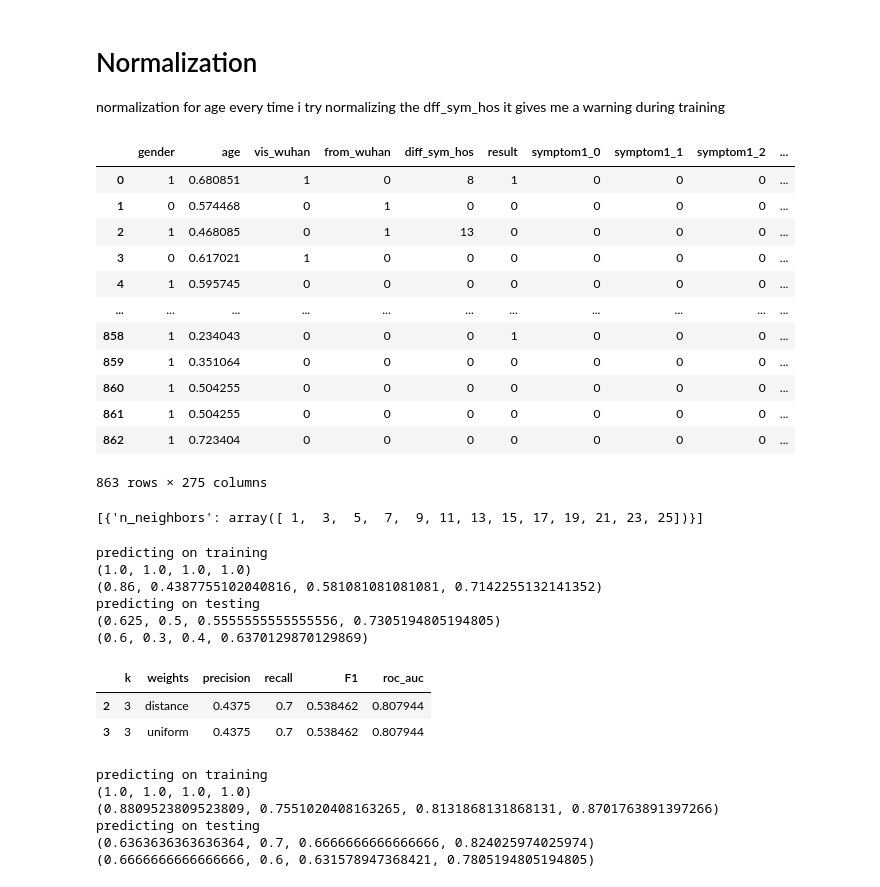
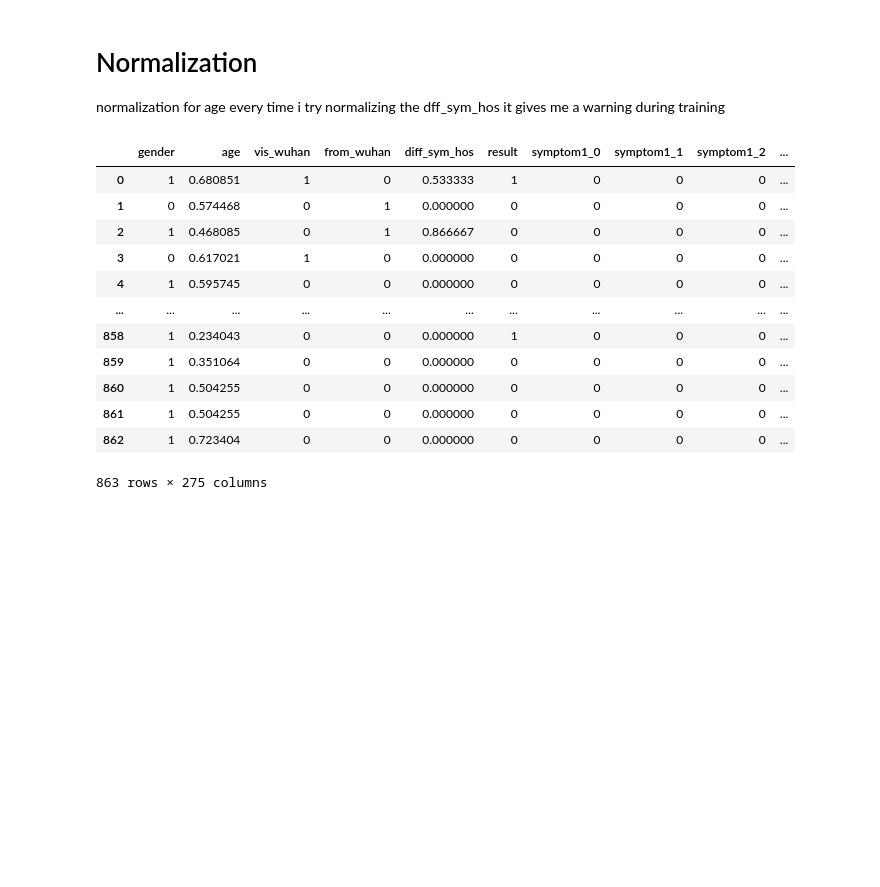
Before and after one commit to YMaher99/Machine-Learning-Course-Project, a Jupyter notebook: covid_knn.ipynb, the cells around one changed output. Saved outputs shown, nothing was run; the diff lists cells and outputs as text; code cells hidden in the pictures; blank space fills up the shorter version.

```diff
--- a/covid_knn.ipynb
+++ b/covid_knn.ipynb
@@ -229,21 +157,21 @@ every time i try normalizing the dff_sym_hos it gives me a warning during traini
 # %%
 scaler = MinMaxScaler()
 df_new['age'] = scaler.fit_transform(df_new['age'].to_numpy()[:,np.newaxis])[:,0]
-# df_new['diff_sym_hos'] = scaler.fit_transform(df_new['diff_sym_hos'].to_numpy()[:,np.newaxis])[:,0]
+df_new['diff_sym_hos'] = scaler.fit_transform(df_new['diff_sym_hos'].to_numpy()[:,np.newaxis])[:,0]
 df_new
 # %% [output]
 |  | gender | age | vis_wuhan | from_wuhan | diff_sym_hos | result | symptom1_0 | symptom1_1 | symptom1_2 | ... |
-| 0 | 1 | 0.680851 | 1 | 0 | 8 | 1 | 0 | 0 | 0 | ... |
-| 1 | 0 | 0.574468 | 0 | 1 | 0 | 0 | 0 | 0 | 0 | ... |
-| 2 | 1 | 0.468085 | 0 | 1 | 13 | 0 | 0 | 0 | 0 | ... |
-| 3 | 0 | 0.617021 | 1 | 0 | 0 | 0 | 0 | 0 | 0 | ... |
-| 4 | 1 | 0.595745 | 0 | 0 | 0 | 0 | 0 | 0 | 0 | ... |
+| 0 | 1 | 0.680851 | 1 | 0 | 0.533333 | 1 | 0 | 0 | 0 | ... |
+| 1 | 0 | 0.574468 | 0 | 1 | 0.000000 | 0 | 0 | 0 | 0 | ... |
+| 2 | 1 | 0.468085 | 0 | 1 | 0.866667 | 0 | 0 | 0 | 0 | ... |
+| 3 | 0 | 0.617021 | 1 | 0 | 0.000000 | 0 | 0 | 0 | 0 | ... |
+| 4 | 1 | 0.595745 | 0 | 0 | 0.000000 | 0 | 0 | 0 | 0 | ... |
 | ... | ... | ... | ... | ... | ... | ... | ... | ... | ... | ... |
-| 858 | 1 | 0.234043 | 0 | 0 | 0 | 1 | 0 | 0 | 0 | ... |
-| 859 | 1 | 0.351064 | 0 | 0 | 0 | 0 | 0 | 0 | 0 | ... |
-| 860 | 1 | 0.504255 | 0 | 0 | 0 | 0 | 0 | 0 | 0 | ... |
-| 861 | 1 | 0.504255 | 0 | 0 | 0 | 0 | 0 | 0 | 0 | ... |
-| 862 | 1 | 0.723404 | 0 | 0 | 0 | 0 | 0 | 0 | 0 | ... |
+| 858 | 1 | 0.234043 | 0 | 0 | 0.000000 | 1 | 0 | 0 | 0 | ... |
+| 859 | 1 | 0.351064 | 0 | 0 | 0.000000 | 0 | 0 | 0 | 0 | ... |
+| 860 | 1 | 0.504255 | 0 | 0 | 0.000000 | 0 | 0 | 0 | 0 | ... |
+| 861 | 1 | 0.504255 | 0 | 0 | 0.000000 | 0 | 0 | 0 | 0 | ... |
+| 862 | 1 | 0.723404 | 0 | 0 | 0.000000 | 0 | 0 | 0 | 0 | ... |
 863 rows × 275 columns
 # %%
 x = df_new.drop('result', axis=1)
@@ -253,47 +179,0 @@ X_train2, X_validate, y_train2, y_validate = train_test_split(X_train1, y_train1
-# %%
-parameters = [
-    {'n_neighbors': np.arange(1, int(len(X_train1) ** 0.5), 2)},
-]
-print(parameters)
-knn = KNeighborsClassifier()
-grid = GridSearchCV(knn, parameters, scoring='roc_auc', cv=cv)
-grid_search = grid.fit(X_train1, y_train1)
-grid_search = grid.fit(X_train1, y_train1)
-optimal_k = grid_search.best_params_['n_neighbors']
-# %% [output]
-[{'n_neighbors': array([ 1,  3,  5,  7,  9, 11, 13, 15, 17, 19, 21, 23, 25])}]
-# %%
-print("predicting on training")
-print(train_test(X_train1, X_train1, y_train1, y_train1, optimal_k, 'distance'))
-print(train_test(X_train1, X_train1, y_train1, y_train1, optimal_k, 'uniform'))
-print("predicting on testing")
-print(train_test(X_train1, X_test, y_train1, y_test, optimal_k, 'distance'))
-print(train_test(X_train1, X_test, y_train1, y_test, optimal_k, 'uniform'))
-# %% [output]
-predicting on training
-(1.0, 1.0, 1.0, 1.0)
-(0.86, 0.4387755102040816, 0.581081081081081, 0.7142255132141352)
-predicting on testing
-(0.625, 0.5, 0.5555555555555556, 0.7305194805194805)
-(0.6, 0.3, 0.4, 0.6370129870129869)
-# %%
-f = train_validate(X_train2, X_validate, y_train2, y_validate)
-f[f['roc_auc'] == f['roc_auc'].max()]
-# %% [output]
-|  | k | weights | precision | recall | F1 | roc_auc |
-| 2 | 3 | distance | 0.4375 | 0.7 | 0.538462 | 0.807944 |
-| 3 | 3 | uniform | 0.4375 | 0.7 | 0.538462 | 0.807944 |
-# %%
-print("predicting on training")
-print(train_test(X_train1, X_train1, y_train1, y_train1, 3, 'distance'))
-print(train_test(X_train1, X_train1, y_train1, y_train1, 3, 'uniform'))
-print("predicting on testing")
-print(train_test(X_train1, X_test, y_train1, y_test, 3, 'distance'))
-print(train_test(X_train1, X_test, y_train1, y_test, 3, 'uniform'))
-# %% [output]
-predicting on training
-(1.0, 1.0, 1.0, 1.0)
-(0.8809523809523809, 0.7551020408163265, 0.8131868131868131, 0.8701763891397266)
-predicting on testing
-(0.6363636363636364, 0.7, 0.6666666666666666, 0.824025974025974)
-(0.6666666666666666, 0.6, 0.631578947368421, 0.7805194805194805)
```
Also changed, not shown: parts of 24 cells of this notebook.
